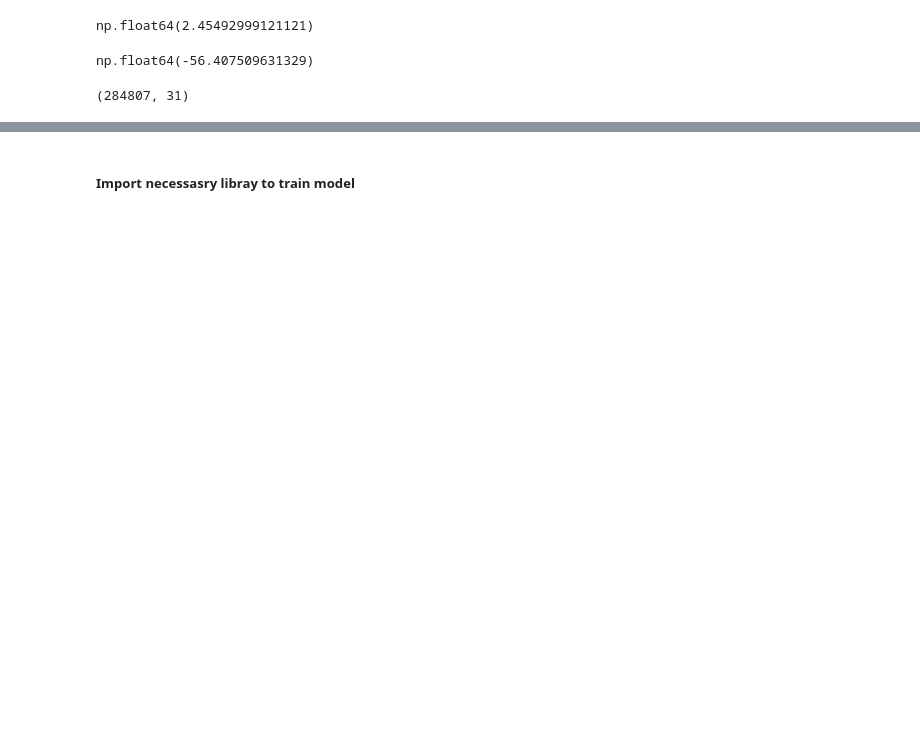
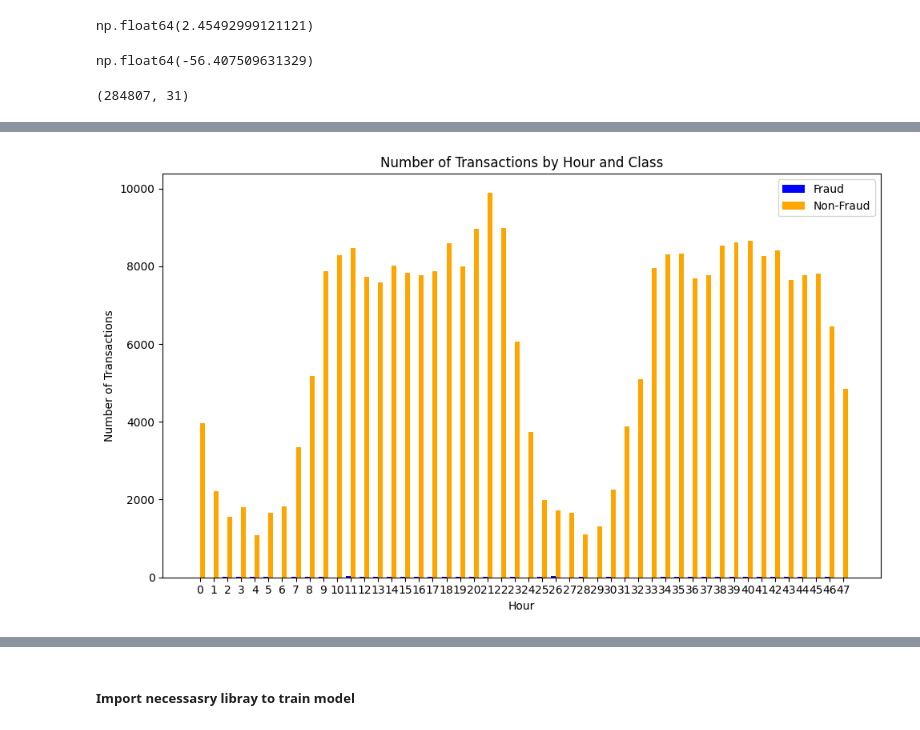
Before and after one commit to ShamindaKanchana/CreditCard_Fraud_Detection, a Jupyter notebook: creditCard_fraudDetection.ipynb, the cells around one changed output, grey strips where cells are left out. Cells and saved outputs as stored; diff of their text form; code cells hidden in the pictures; blank space fills up the shorter version.

Commit message:
Exploratoy data analysis III

```diff
--- a/creditCard_fraudDetection.ipynb
+++ b/creditCard_fraudDetection.ipynb
@@ -293,0 +296,6 @@ credit_card_Df.shape
+# %%
+credit_card_Df['Hour']=credit_card_Df['Time'].apply(lambda x:np.floor(x/3600))
+tmp=credit_card_Df.groupby(['Hour','Class'])['Amount'].aggregate(['min','max','count','sum','mean','median','var']).reset_index()
+transactions_descriptive_DF=pd.DataFrame(tmp)
+transactions_descriptive_DF.columns=['Hour','Class','Min','Max','No_of_transactions','Sum','Mean','Median','Var']
+transactions_descriptive_DF.head()
@@ -293,0 +309,30 @@ credit_card_Df.shape
+# %%
+
+grouped = transactions_descriptive_DF.pivot(index='Hour', columns='Class', values='No_of_transactions')
+
+
+hours = grouped.index
+fraud_ = grouped[1]
+non_fraud_ = grouped[0]
+
+x = np.arange(len(hours))
+width = 0.35
+
+
+fig, ax = plt.subplots(figsize=(10, 6))
+fraud_plot = ax.bar(x - width/2, fraud_, width, label='Fraud', color='blue')
+non_fraud_plot = ax.bar(x + width/2, non_fraud_, width, label='Non-Fraud', color='orange')
+
+
+ax.set_xlabel('Hour')
+ax.set_ylabel("Number of Transactions")
+ax.set_title('Number of Transactions by Hour and Class')
+ax.set_xticks(x)
+ax.set_xticklabels(hours.astype(int))
+ax.legend()
+
+
+plt.tight_layout()
+plt.show()
+# %% [output]
+[figure, added]
```
Also changed, not shown: parts of 19 cells of this notebook.
